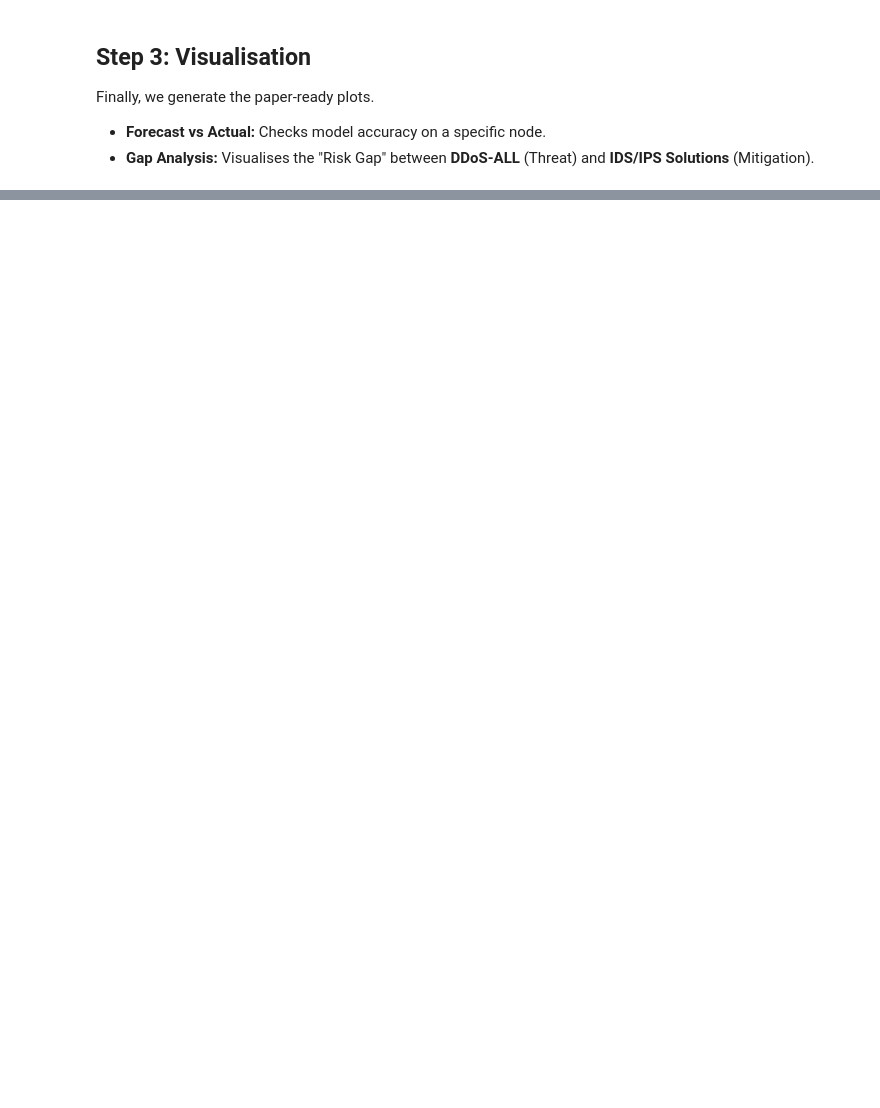
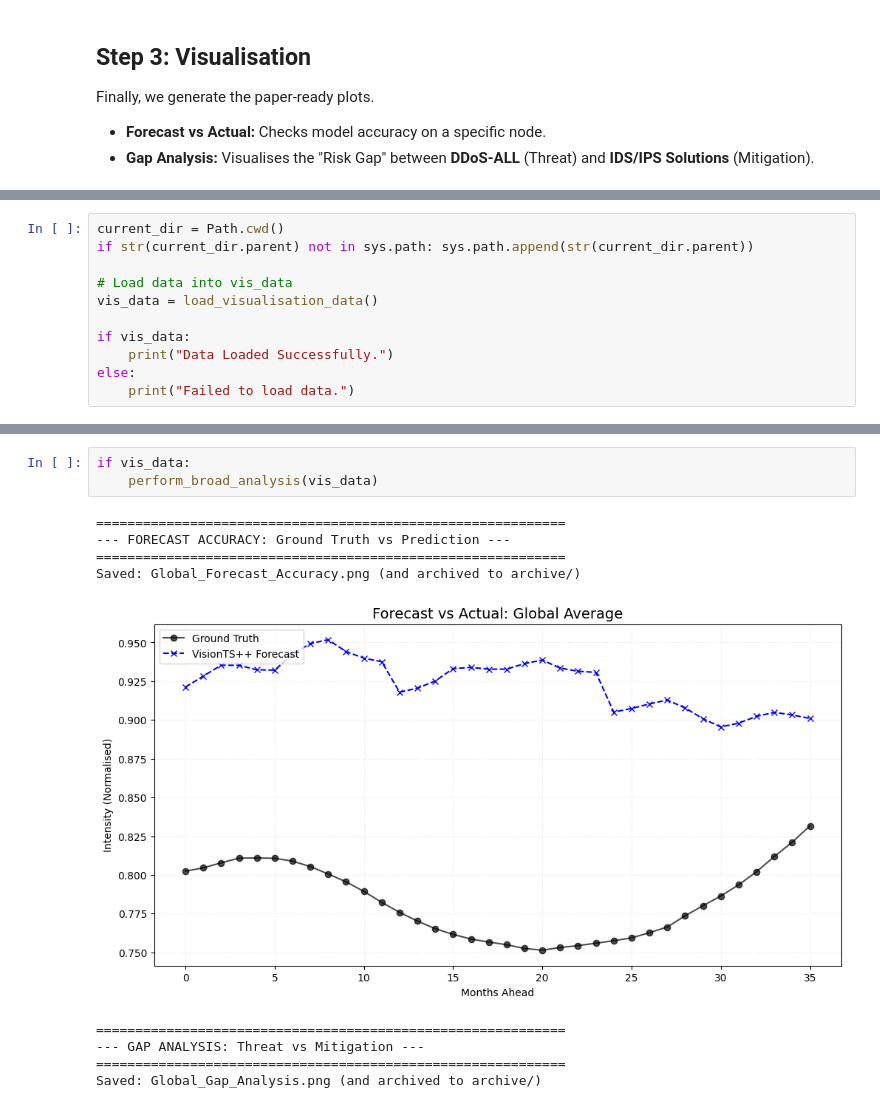
Before and after one commit to PaschalisLagias/Cyber-trend-forecasting, a Jupyter notebook: Notebooks/Transformer_Pipeline_Vignette_Vision.ipynb, the cells around one changed output, grey strips where cells are left out. Cells and saved outputs as stored; diff of their text form; blank space fills up the shorter version.

```diff
--- a/Notebooks/Transformer_Pipeline_Vignette_Vision.ipynb
+++ b/Notebooks/Transformer_Pipeline_Vignette_Vision.ipynb
@@ -138,0 +177,11 @@ else:
+# %%
+current_dir = Path.cwd()
+if str(current_dir.parent) not in sys.path: sys.path.append(str(current_dir.parent))
+
+# Load data into vis_data
+vis_data = load_visualisation_data()
+
+if vis_data:
+    print("Data Loaded Successfully.")
+else:
+    print("Failed to load data.")
@@ -138,0 +205,13 @@ else:
+# %%
+if vis_data:
+    perform_broad_analysis(vis_data)
+# %% [output]
+============================================================
+--- FORECAST ACCURACY: Ground Truth vs Prediction ---
+============================================================
+Saved: Global_Forecast_Accuracy.png (and archived to archive/)
+[figure, added]
+============================================================
+--- GAP ANALYSIS: Threat vs Mitigation ---
+============================================================
+Saved: Global_Gap_Analysis.png (and archived to archive/)
```
Also changed, not shown: parts of 20 cells of this notebook.
